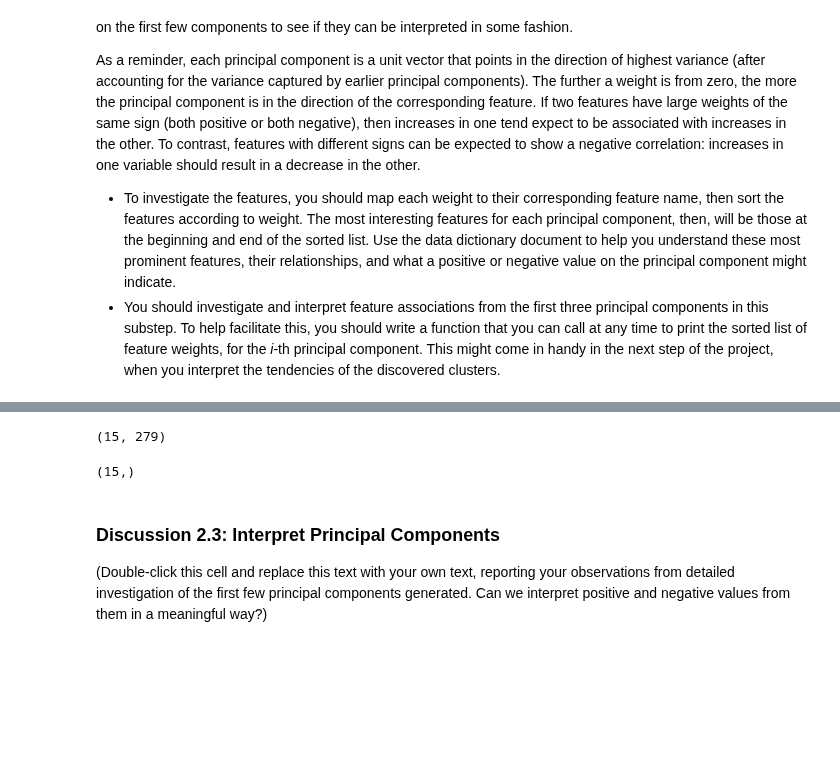
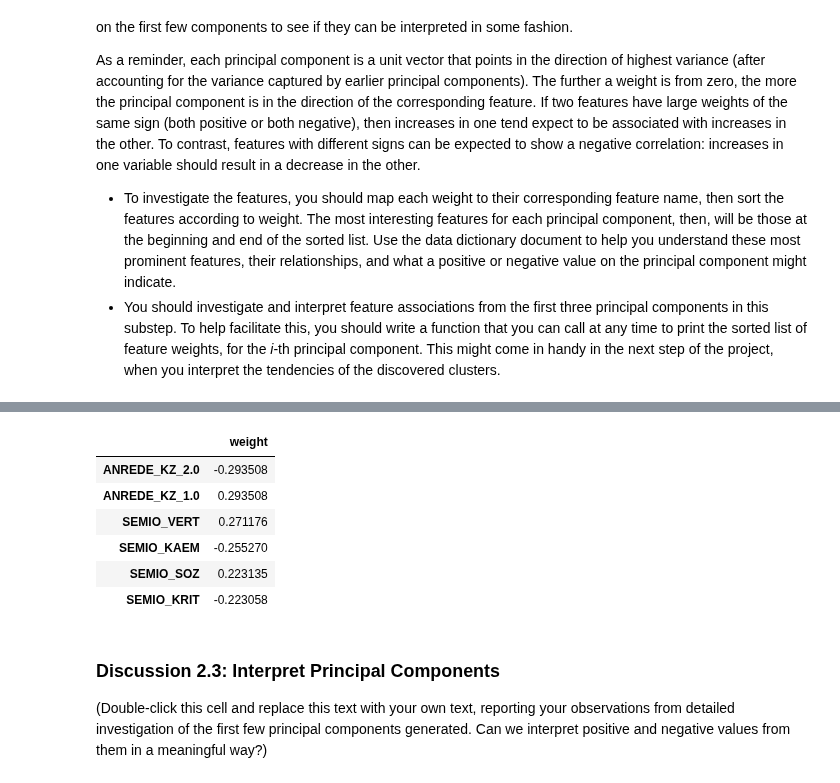
Before and after one commit to jeff-daniels/Udacity-Machine-Learning-Introduction-Nanodegree, a Jupyter notebook: Project 3: Identify Customer Segments/Identify_Customer_Segments.ipynb, the cells around one changed output, grey strips where cells are left out. Drawn from its saved outputs; the diff is of its cells as text; code cells hidden in the pictures; blank space fills up the shorter version.

```diff
--- a/Project 3: Identify Customer Segments/Identify_Customer_Segments.ipynb
+++ b/Project 3: Identify Customer Segments/Identify_Customer_Segments.ipynb
@@ -1019,11 +1037,12 @@ gen_scaled.shape
-# %%
-pca.components_.shape
-# %% [output]
-(15, 279)
-# %%
-pca.explained_variance_.shape
-# %% [output]
-(15,)
 # %%
-# Map weights for the second principal component to corresponding feature names
+# Map weights for the third principal component to corresponding feature names
 # and then print the linked values, sorted by weight.
+map_pca_weights(pca, gen_cleaned.columns, component=3, n_weights=6, plot=False)
+# %% [output]
+|  | weight |
+| ANREDE_KZ_2.0 | -0.293508 |
+| ANREDE_KZ_1.0 | 0.293508 |
+| SEMIO_VERT | 0.271176 |
+| SEMIO_KAEM | -0.255270 |
+| SEMIO_SOZ | 0.223135 |
+| SEMIO_KRIT | -0.223058 |
```
Also changed, not shown: parts of 14 cells of this notebook.
